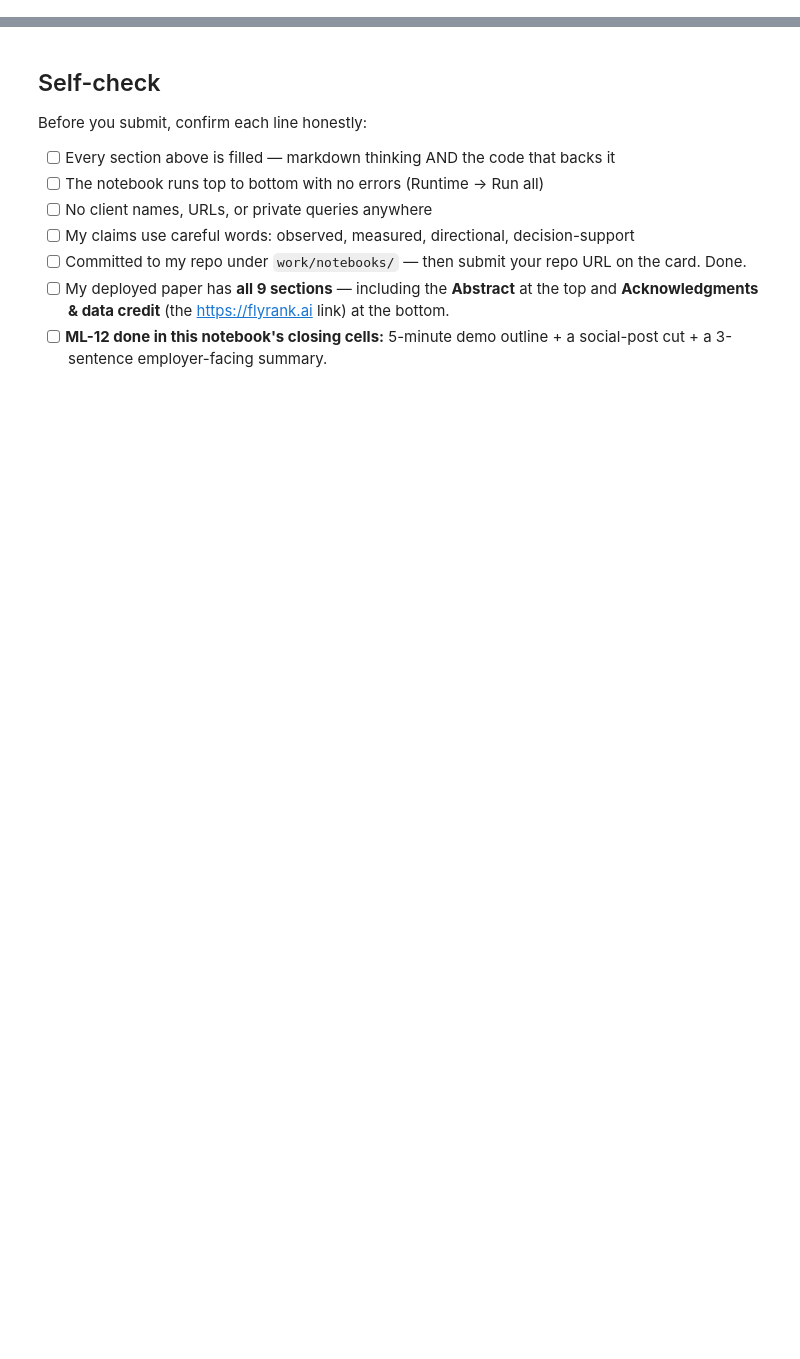
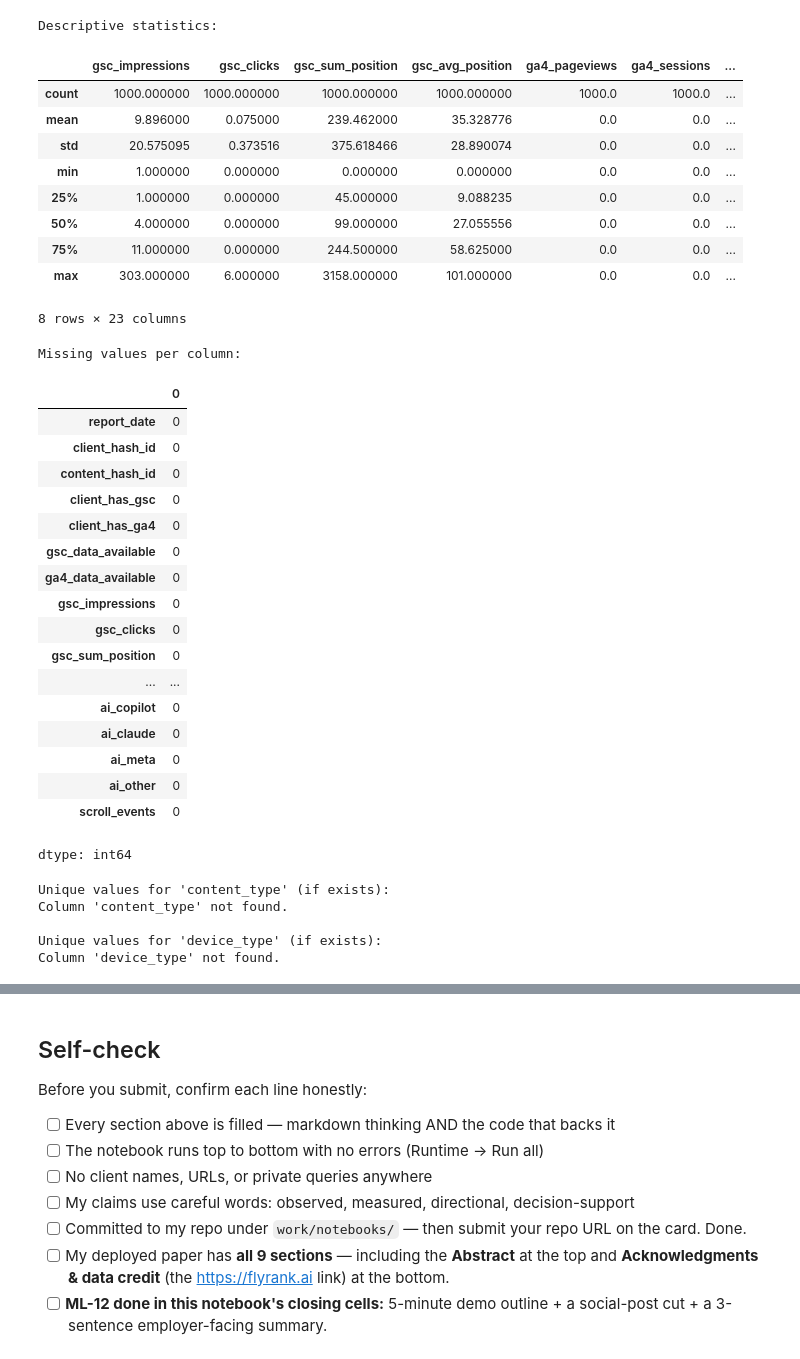
Before and after one commit to DaiyanNDahy/FlyRankInternML, a Jupyter notebook: work/notebooks/capstone.ipynb, the cells around one changed output, grey strips where cells are left out. Saved outputs shown, nothing was run; the diff lists cells and outputs as text; code cells hidden in the pictures; blank space fills up the shorter version.

```diff
--- a/work/notebooks/capstone.ipynb
+++ b/work/notebooks/capstone.ipynb
@@ -36,0 +110,57 @@ This skeleton is yours to fill. Work the sections **in order** — each one has
+# %%
+# Display basic descriptive statistics of the numerical columns
+print("Descriptive statistics:")
+display(df.describe())
+
+# Check for missing values
+print("\nMissing values per column:")
+display(df.isnull().sum())
+
+# Check unique values for a few potential categorical columns (adjust as needed)
+print("\nUnique values for 'content_type' (if exists):")
+if 'content_type' in df.columns:
+    display(df['content_type'].value_counts())
+else:
+    print("Column 'content_type' not found.")
+
+print("\nUnique values for 'device_type' (if exists):")
+if 'device_type' in df.columns:
+    display(df['device_type'].value_counts())
+else:
+    print("Column 'device_type' not found.")
+# %% [output]
+Descriptive statistics:
+|  | gsc_impressions | gsc_clicks | gsc_sum_position | gsc_avg_position | ga4_pageviews | ga4_sessions | ... |
+| count | 1000.000000 | 1000.000000 | 1000.000000 | 1000.000000 | 1000.0 | 1000.0 | ... |
+| mean | 9.896000 | 0.075000 | 239.462000 | 35.328776 | 0.0 | 0.0 | ... |
+| std | 20.575095 | 0.373516 | 375.618466 | 28.890074 | 0.0 | 0.0 | ... |
+| min | 1.000000 | 0.000000 | 0.000000 | 0.000000 | 0.0 | 0.0 | ... |
+| 25% | 1.000000 | 0.000000 | 45.000000 | 9.088235 | 0.0 | 0.0 | ... |
+| 50% | 4.000000 | 0.000000 | 99.000000 | 27.055556 | 0.0 | 0.0 | ... |
+| 75% | 11.000000 | 0.000000 | 244.500000 | 58.625000 | 0.0 | 0.0 | ... |
+| max | 303.000000 | 6.000000 | 3158.000000 | 101.000000 | 0.0 | 0.0 | ... |
+8 rows × 23 columns
+Missing values per column:
+|  | 0 |
+| report_date | 0 |
+| client_hash_id | 0 |
+| content_hash_id | 0 |
+| client_has_gsc | 0 |
+| client_has_ga4 | 0 |
+| gsc_data_available | 0 |
+| ga4_data_available | 0 |
+| gsc_impressions | 0 |
+| gsc_clicks | 0 |
+| gsc_sum_position | 0 |
+| ... | ... |
+| ai_copilot | 0 |
+| ai_claude | 0 |
+| ai_meta | 0 |
+| ai_other | 0 |
+| scroll_events | 0 |
+dtype: int64
+Unique values for 'content_type' (if exists):
+Column 'content_type' not found.
+
+Unique values for 'device_type' (if exists):
+Column 'device_type' not found.
```
Also changed, not shown: parts of 23 cells of this notebook.
